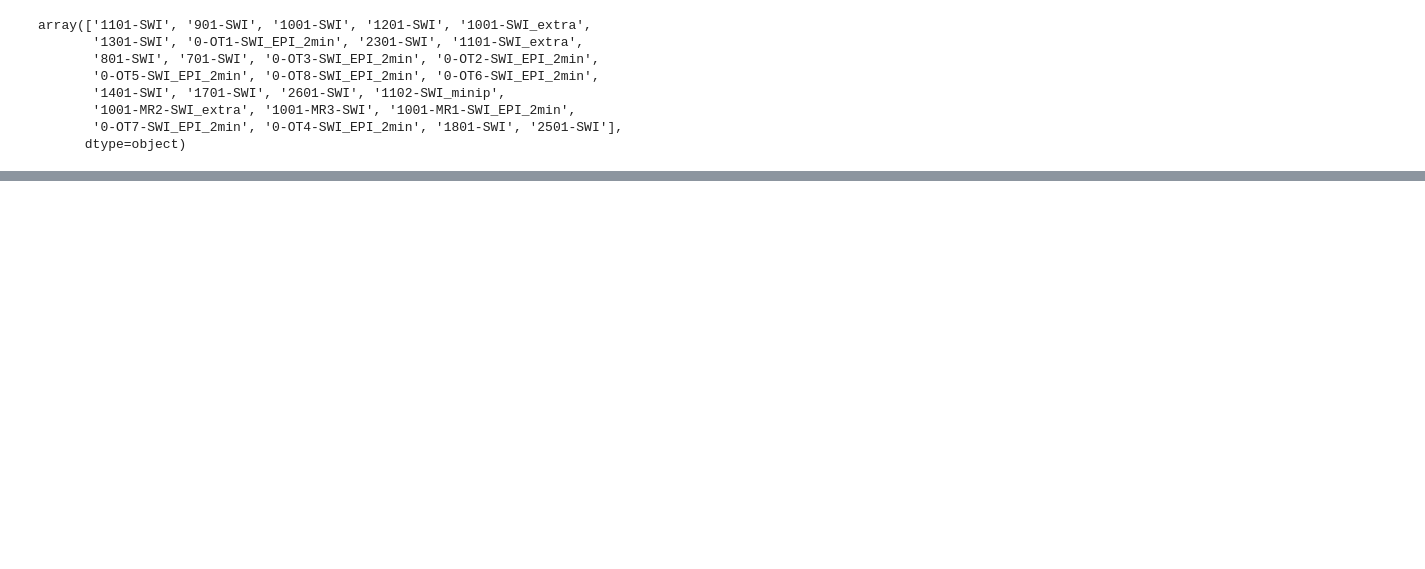
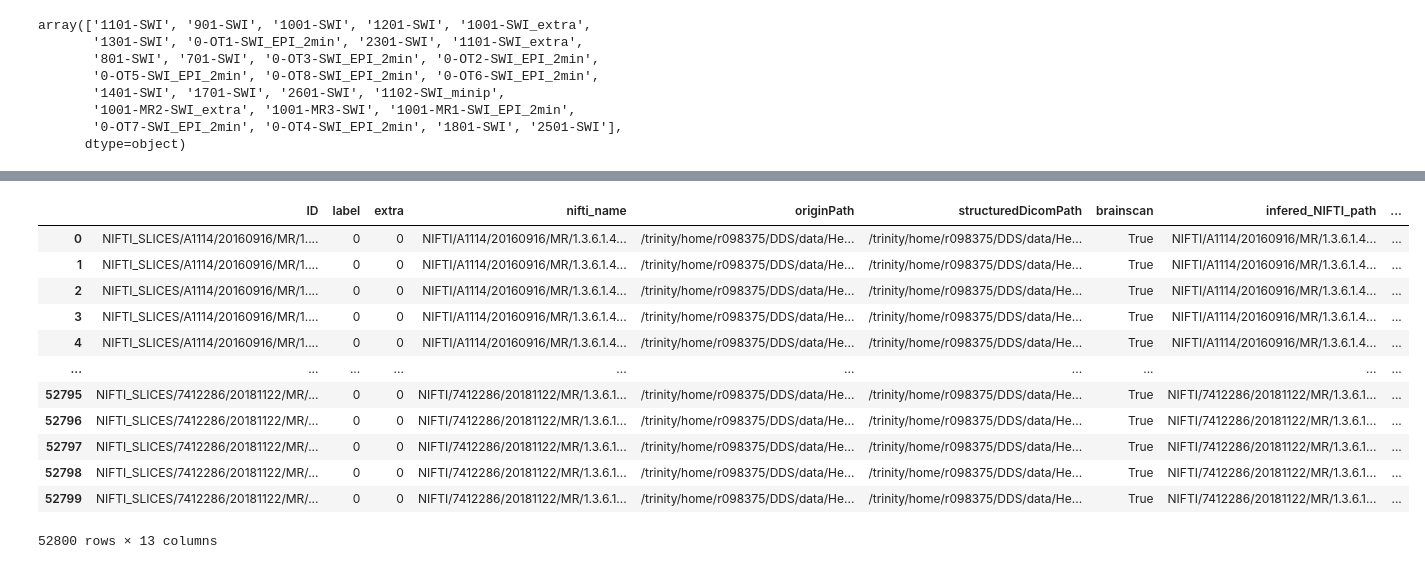
Before and after one commit to SoenkevL/DeepDicomSort, a Jupyter notebook: prototyping/heartbrain/LabelHeartbrain.ipynb, the cells around one changed output, grey strips where cells are left out. Saved outputs shown, nothing was run; the diff lists cells and outputs as text; code cells hidden in the pictures; blank space fills up the shorter version.

```diff
--- a/prototyping/heartbrain/LabelHeartbrain.ipynb
+++ b/prototyping/heartbrain/LabelHeartbrain.ipynb
@@ -131,0 +205,13 @@ array(['1101-SWI', '901-SWI', '1001-SWI', '1201-SWI', '1001-SWI_extra',
+# %%
+LabelFrame = pd.read_csv('Labels.txt',names=['ID','label','extra'],sep='\t', dtype={'ID':str,'label':int,'extra':int})
+# %%
+def extractNiftiName(name):
+    name = name.rsplit('__',1)[0]
+    name = name.replace('NIFTI_SLICES','NIFTI')
+    name = name.split('_Scan')[0]
+    name = f'{name}.nii.gz'
+    if len(str(name).split('__')) > 3:
+        return None
+    return name
+# %%
+LabelFrame['nifti_name'] = LabelFrame['ID'].apply(extractNiftiName)
@@ -131,0 +240,18 @@ array(['1101-SWI', '901-SWI', '1001-SWI', '1201-SWI', '1001-SWI_extra',
+# %%
+temp = LabelFrame.merge(BrainFrame, how='inner', left_on='nifti_name', right_on="infered_NIFTI_path")
+# %%
+temp
+# %% [output]
+|  | ID | label | extra | nifti_name | originPath | structuredDicomPath | brainscan | infered_NIFTI_path | ... |
+| 0 | NIFTI_SLICES/A1114/20160916/MR/1.... | 0 | 0 | NIFTI/A1114/20160916/MR/1.3.6.1.4... | /trinity/home/r098375/DDS/data/He... | /trinity/home/r098375/DDS/data/He... | True | NIFTI/A1114/20160916/MR/1.3.6.1.4... | ... |
+| 1 | NIFTI_SLICES/A1114/20160916/MR/1.... | 0 | 0 | NIFTI/A1114/20160916/MR/1.3.6.1.4... | /trinity/home/r098375/DDS/data/He... | /trinity/home/r098375/DDS/data/He... | True | NIFTI/A1114/20160916/MR/1.3.6.1.4... | ... |
+| 2 | NIFTI_SLICES/A1114/20160916/MR/1.... | 0 | 0 | NIFTI/A1114/20160916/MR/1.3.6.1.4... | /trinity/home/r098375/DDS/data/He... | /trinity/home/r098375/DDS/data/He... | True | NIFTI/A1114/20160916/MR/1.3.6.1.4... | ... |
+| 3 | NIFTI_SLICES/A1114/20160916/MR/1.... | 0 | 0 | NIFTI/A1114/20160916/MR/1.3.6.1.4... | /trinity/home/r098375/DDS/data/He... | /trinity/home/r098375/DDS/data/He... | True | NIFTI/A1114/20160916/MR/1.3.6.1.4... | ... |
+| 4 | NIFTI_SLICES/A1114/20160916/MR/1.... | 0 | 0 | NIFTI/A1114/20160916/MR/1.3.6.1.4... | /trinity/home/r098375/DDS/data/He... | /trinity/home/r098375/DDS/data/He... | True | NIFTI/A1114/20160916/MR/1.3.6.1.4... | ... |
+| ... | ... | ... | ... | ... | ... | ... | ... | ... | ... |
+| 52795 | NIFTI_SLICES/7412286/20181122/MR/... | 0 | 0 | NIFTI/7412286/20181122/MR/1.3.6.1... | /trinity/home/r098375/DDS/data/He... | /trinity/home/r098375/DDS/data/He... | True | NIFTI/7412286/20181122/MR/1.3.6.1... | ... |
+| 52796 | NIFTI_SLICES/7412286/20181122/MR/... | 0 | 0 | NIFTI/7412286/20181122/MR/1.3.6.1... | /trinity/home/r098375/DDS/data/He... | /trinity/home/r098375/DDS/data/He... | True | NIFTI/7412286/20181122/MR/1.3.6.1... | ... |
+| 52797 | NIFTI_SLICES/7412286/20181122/MR/... | 0 | 0 | NIFTI/7412286/20181122/MR/1.3.6.1... | /trinity/home/r098375/DDS/data/He... | /trinity/home/r098375/DDS/data/He... | True | NIFTI/7412286/20181122/MR/1.3.6.1... | ... |
+| 52798 | NIFTI_SLICES/7412286/20181122/MR/... | 0 | 0 | NIFTI/7412286/20181122/MR/1.3.6.1... | /trinity/home/r098375/DDS/data/He... | /trinity/home/r098375/DDS/data/He... | True | NIFTI/7412286/20181122/MR/1.3.6.1... | ... |
+| 52799 | NIFTI_SLICES/7412286/20181122/MR/... | 0 | 0 | NIFTI/7412286/20181122/MR/1.3.6.1... | /trinity/home/r098375/DDS/data/He... | /trinity/home/r098375/DDS/data/He... | True | NIFTI/7412286/20181122/MR/1.3.6.1... | ... |
+52800 rows × 13 columns
```
Also changed, not shown: parts of 28 cells of this notebook, 6 other files.
